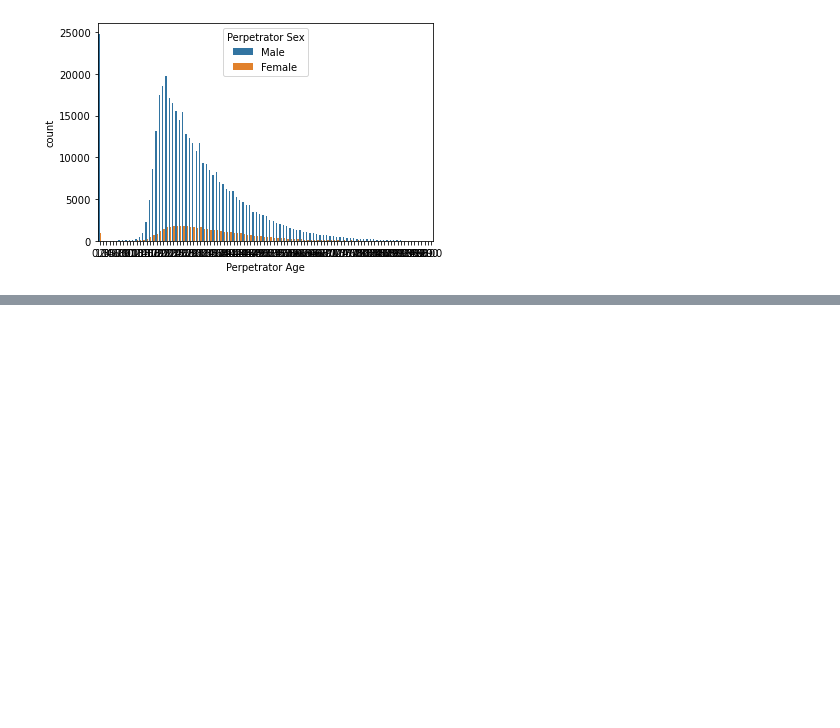
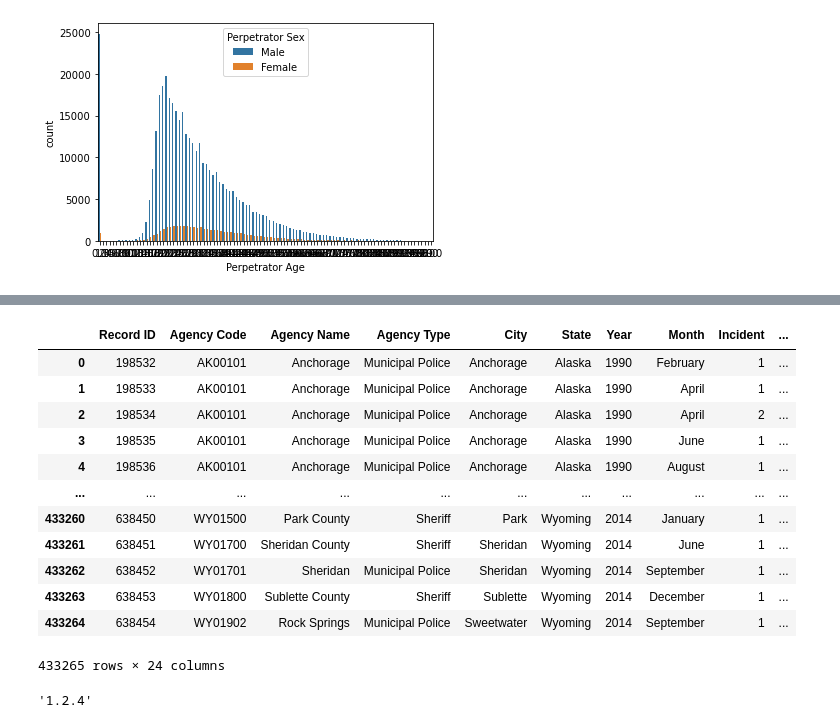
Before and after one commit to mchlstr/Stranovska_NS2021, a Jupyter notebook: Stranovska_NS2021_Data_preparation.ipynb, the cells around one changed output, grey strips where cells are left out. Cells and saved outputs as stored; diff of their text form; code cells hidden in the pictures; blank space fills up the shorter version.

```diff
--- a/Stranovska_NS2021_Data_preparation.ipynb
+++ b/Stranovska_NS2021_Data_preparation.ipynb
@@ -574,0 +402,20 @@ idx1, idx2 = cols.index(col1), cols.index(col2)
+# %%
+file_test = file_test.reset_index()
+# %%
+file_test = file_test.drop(labels='index', axis=1)
+# %%
+file_test
+# %% [output]
+|  | Record ID | Agency Code | Agency Name | Agency Type | City | State | Year | Month | Incident | ... |
+| 0 | 198532 | AK00101 | Anchorage | Municipal Police | Anchorage | Alaska | 1990 | February | 1 | ... |
+| 1 | 198533 | AK00101 | Anchorage | Municipal Police | Anchorage | Alaska | 1990 | April | 1 | ... |
+| 2 | 198534 | AK00101 | Anchorage | Municipal Police | Anchorage | Alaska | 1990 | April | 2 | ... |
+| 3 | 198535 | AK00101 | Anchorage | Municipal Police | Anchorage | Alaska | 1990 | June | 1 | ... |
+| 4 | 198536 | AK00101 | Anchorage | Municipal Police | Anchorage | Alaska | 1990 | August | 1 | ... |
+| ... | ... | ... | ... | ... | ... | ... | ... | ... | ... | ... |
+| 433260 | 638450 | WY01500 | Park County | Sheriff | Park | Wyoming | 2014 | January | 1 | ... |
+| 433261 | 638451 | WY01700 | Sheridan County | Sheriff | Sheridan | Wyoming | 2014 | June | 1 | ... |
+| 433262 | 638452 | WY01701 | Sheridan | Municipal Police | Sheridan | Wyoming | 2014 | September | 1 | ... |
+| 433263 | 638453 | WY01800 | Sublette County | Sheriff | Sublette | Wyoming | 2014 | December | 1 | ... |
+| 433264 | 638454 | WY01902 | Rock Springs | Municipal Police | Sweetwater | Wyoming | 2014 | September | 1 | ... |
+433265 rows × 24 columns
@@ -574,0 +424,4 @@ idx1, idx2 = cols.index(col1), cols.index(col2)
+# %%
+pd. __version__
+# %% [output]
+'1.2.4'
```
Also changed, not shown: parts of 55 cells of this notebook, 2 other files.
